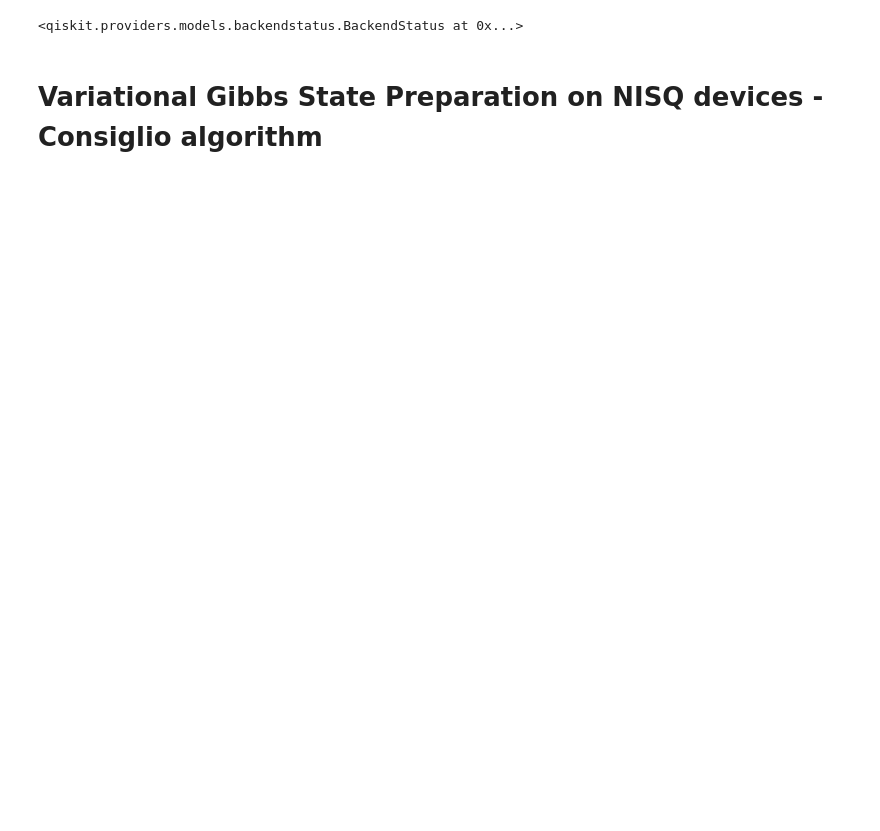
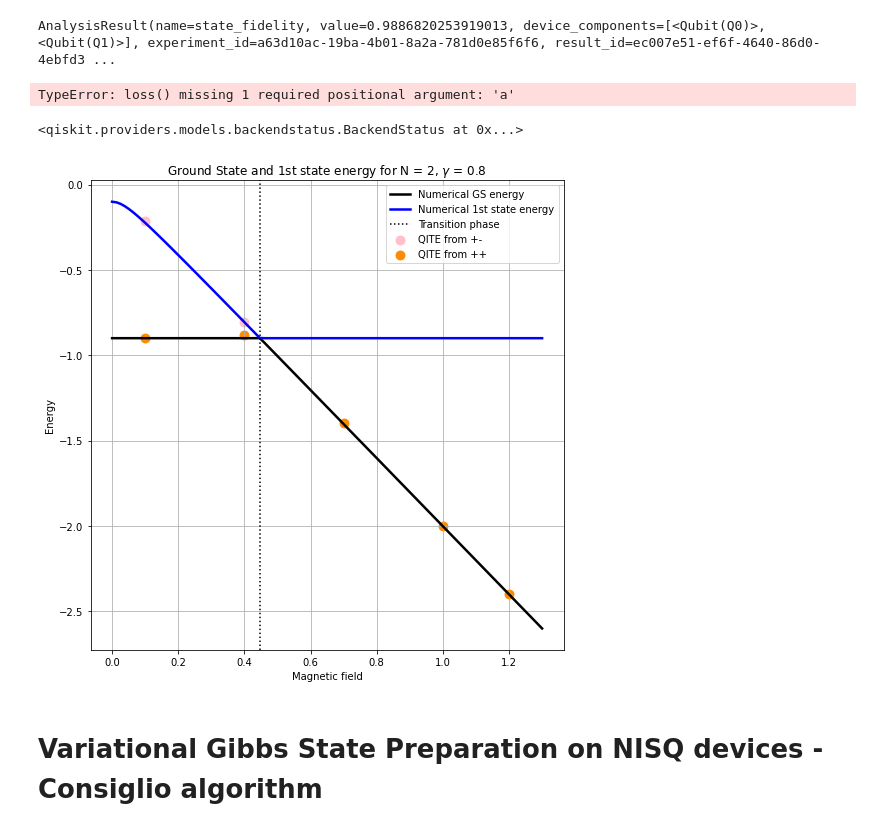
Before and after one commit to DeWitt46/QITE, a Jupyter notebook: code/Untitled.ipynb, the cells around one changed output. Saved outputs shown, nothing was run; the diff lists cells and outputs as text; code cells hidden in the pictures; blank space fills up the shorter version.

```diff
--- a/code/Untitled.ipynb
+++ b/code/Untitled.ipynb
@@ -73,3 +65,27 @@ data_read1
+# %%
+data.analysis_results("state_fidelity")
+# %% [output]
+AnalysisResult(name=state_fidelity, value=0.9886820253919013, device_components=[<Qubit(Q0)>, <Qubit(Q1)>], experiment_id=a63d10ac-19ba-4b01-8a2a-781d0e85f6f6, result_id=ec007e51-ef6f-4640-86d0-4ebfd3 ...
+# %%
+import numpy as np
+from qiskit.algorithms.optimizers import SPSA
+from qiskit.circuit.library import PauliTwoDesign
+from qiskit.opflow import Z
+
+ansatz = PauliTwoDesign(2, reps=1, seed=2)
+observable = Z ^ Z
+initial_point = np.random.random(2)
+
+def loss(x, a):
+    z = a + x[0]**2 + x[1]**2
+    return z
+
+spsa = SPSA(maxiter=300)
+a = 2
+result = spsa.minimize(loss, initial_point, jac=a)
+print(result)
+# %% [output]
+TypeError: loss() missing 1 required positional argument: 'a'
 # %%
 import numpy as np
 import scipy
@@ -103,3 +157,37 @@ backend.status()
+# %%
+import matplotlib.pyplot as plt
+
+
+
+plt.rcParams["figure.figsize"] = [7.50, 7.50]
+plt.rcParams["figure.autolayout"] = True
+
+
+plt.title("Ground State and 1st state energy for N = {}, $\gamma$ = {}".format(N, gy))
+
+
+plt.plot(B_class, ground_state_energy, color="black", lw=2.5, label = "Numerical GS energy")
+plt.plot(B_class, first_state_energy, color="blue", lw=2.5, label="Numerical 1st state energy")
+plt.axvline(0.5*np.sqrt(gy), color='black', linestyle='dotted', label = "Transition phase")
+
+
+plt.scatter(B_list, pm_e,color="pink",edgecolor="white",marker='o',s=120, label = "QITE from +-")
+plt.scatter(B_list, pp_e,color="darkorange",edgecolor="white",marker='o',s=120, label = "QITE from ++")
+
+
+plt.ylabel('Energy')
+plt.xlabel('Magnetic field')
+
+
+# Line of codes to avoid repeating labels in legend
+handles, labels = plt.gca().get_legend_handles_labels()
+by_label = dict(zip(labels, handles))
+plt.legend(by_label.values(), by_label.keys())
+
+plt.grid()
+plt.show()
+# %% [output]
+[figure, added]
 # %% [markdown]
 # Variational Gibbs State Preparation on NISQ devices - Consiglio algorithm
 # %%
```
Also changed, not shown: parts of 11 cells of this notebook, 14 other files.
